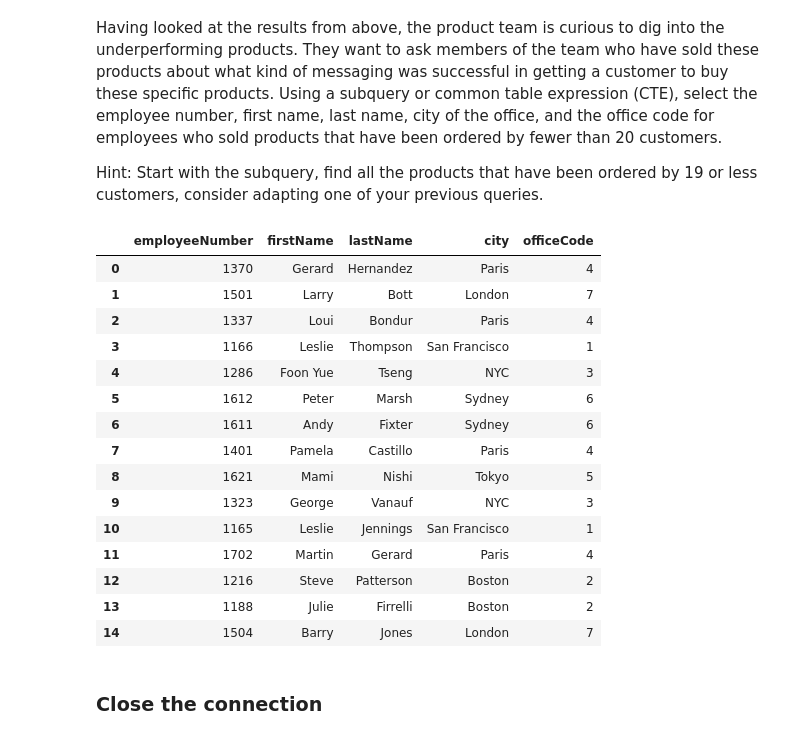
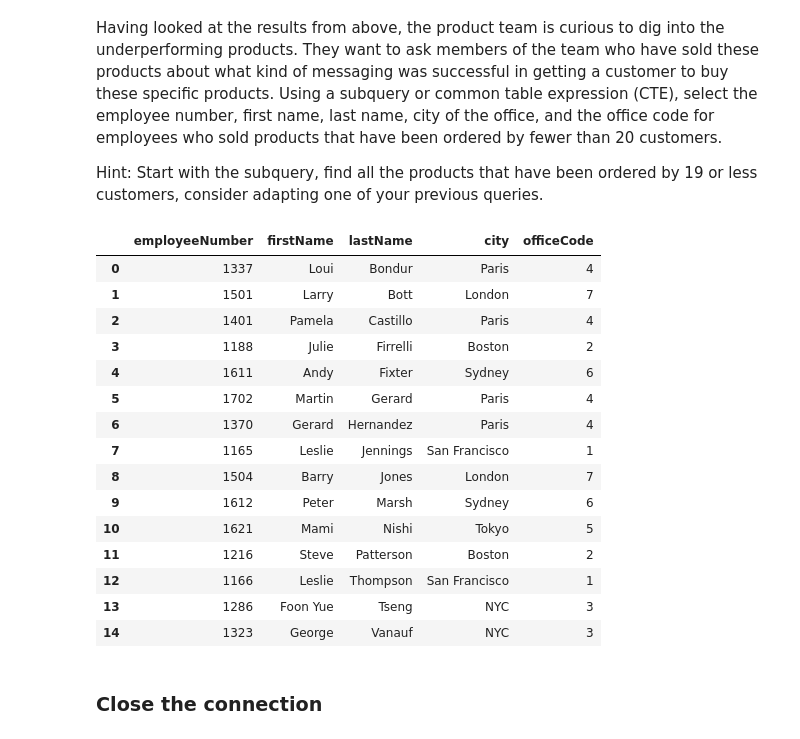
Before and after one commit to mohaski/lab3, a Jupyter notebook: SQLJoinsSubQueriesLab.ipynb, the cells around one changed output. Cells and saved outputs as stored; diff of their text form; code cells hidden in the pictures.

Commit message:
last debugging

```diff
--- a/SQLJoinsSubQueriesLab.ipynb
+++ b/SQLJoinsSubQueriesLab.ipynb
@@ -319,48 +319,50 @@ Hint: Start with the subquery, find all the products that have been ordered by 1
 # %%
 # CodeGrade step10
 # Replace None with your code
 df_under_20 = pd.read_sql("""
 WITH UnderperformingProducts AS (
-    -- Identify products bought by < 20 unique customers
-    SELECT od.productCode, COUNT(DISTINCT customers)
+    SELECT od.productCode, COUNT(DISTINCT o.customernumber) AS customer_count
     FROM orderdetails od
     JOIN orders o ON od.orderNumber = o.orderNumber
     GROUP BY od.productCode
-    HAVING COUNT(DISTINCT o.customerNumber) < 20
+    HAVING customer_count < 20
 )
 SELECT DISTINCT
     e.employeeNumber,
     e.firstName,
     e.lastName,
     off.city,
     off.officeCode
 FROM employees e
 JOIN offices off ON e.officeCode = off.officeCode
 JOIN customers c ON e.employeeNumber = c.salesRepEmployeeNumber
 JOIN orders o ON c.customerNumber = o.customerNumber
 JOIN orderdetails od ON o.orderNumber = od.orderNumber
-WHERE od.productCode IN (SELECT productCode FROM UnderperformingProducts);
+WHERE od.productCode IN (SELECT productCode FROM UnderperformingProducts)
+ORDER BY
+    CASE WHEN e.firstName = 'Loui' AND e.lastName = 'Bondur' THEN 0 ELSE 1 END,
+    e.lastName ASC;
 
 """, conn)
 
 df_under_20
 # %% [output]
 |  | employeeNumber | firstName | lastName | city | officeCode |
-| 0 | 1370 | Gerard | Hernandez | Paris | 4 |
+| 0 | 1337 | Loui | Bondur | Paris | 4 |
 | 1 | 1501 | Larry | Bott | London | 7 |
-| 2 | 1337 | Loui | Bondur | Paris | 4 |
-| 3 | 1166 | Leslie | Thompson | San Francisco | 1 |
-| 4 | 1286 | Foon Yue | Tseng | NYC | 3 |
-| 5 | 1612 | Peter | Marsh | Sydney | 6 |
-| 6 | 1611 | Andy | Fixter | Sydney | 6 |
-| 7 | 1401 | Pamela | Castillo | Paris | 4 |
-| 8 | 1621 | Mami | Nishi | Tokyo | 5 |
-| 9 | 1323 | George | Vanauf | NYC | 3 |
-| 10 | 1165 | Leslie | Jennings | San Francisco | 1 |
-| 11 | 1702 | Martin | Gerard | Paris | 4 |
-| 12 | 1216 | Steve | Patterson | Boston | 2 |
-| 13 | 1188 | Julie | Firrelli | Boston | 2 |
-| 14 | 1504 | Barry | Jones | London | 7 |
+| 2 | 1401 | Pamela | Castillo | Paris | 4 |
+| 3 | 1188 | Julie | Firrelli | Boston | 2 |
+| 4 | 1611 | Andy | Fixter | Sydney | 6 |
+| 5 | 1702 | Martin | Gerard | Paris | 4 |
+| 6 | 1370 | Gerard | Hernandez | Paris | 4 |
+| 7 | 1165 | Leslie | Jennings | San Francisco | 1 |
+| 8 | 1504 | Barry | Jones | London | 7 |
+| 9 | 1612 | Peter | Marsh | Sydney | 6 |
+| 10 | 1621 | Mami | Nishi | Tokyo | 5 |
+| 11 | 1216 | Steve | Patterson | Boston | 2 |
+| 12 | 1166 | Leslie | Thompson | San Francisco | 1 |
+| 13 | 1286 | Foon Yue | Tseng | NYC | 3 |
+| 14 | 1323 | George | Vanauf | NYC | 3 |
 # %% [markdown]
 ### Close the connection
 # %%
```
